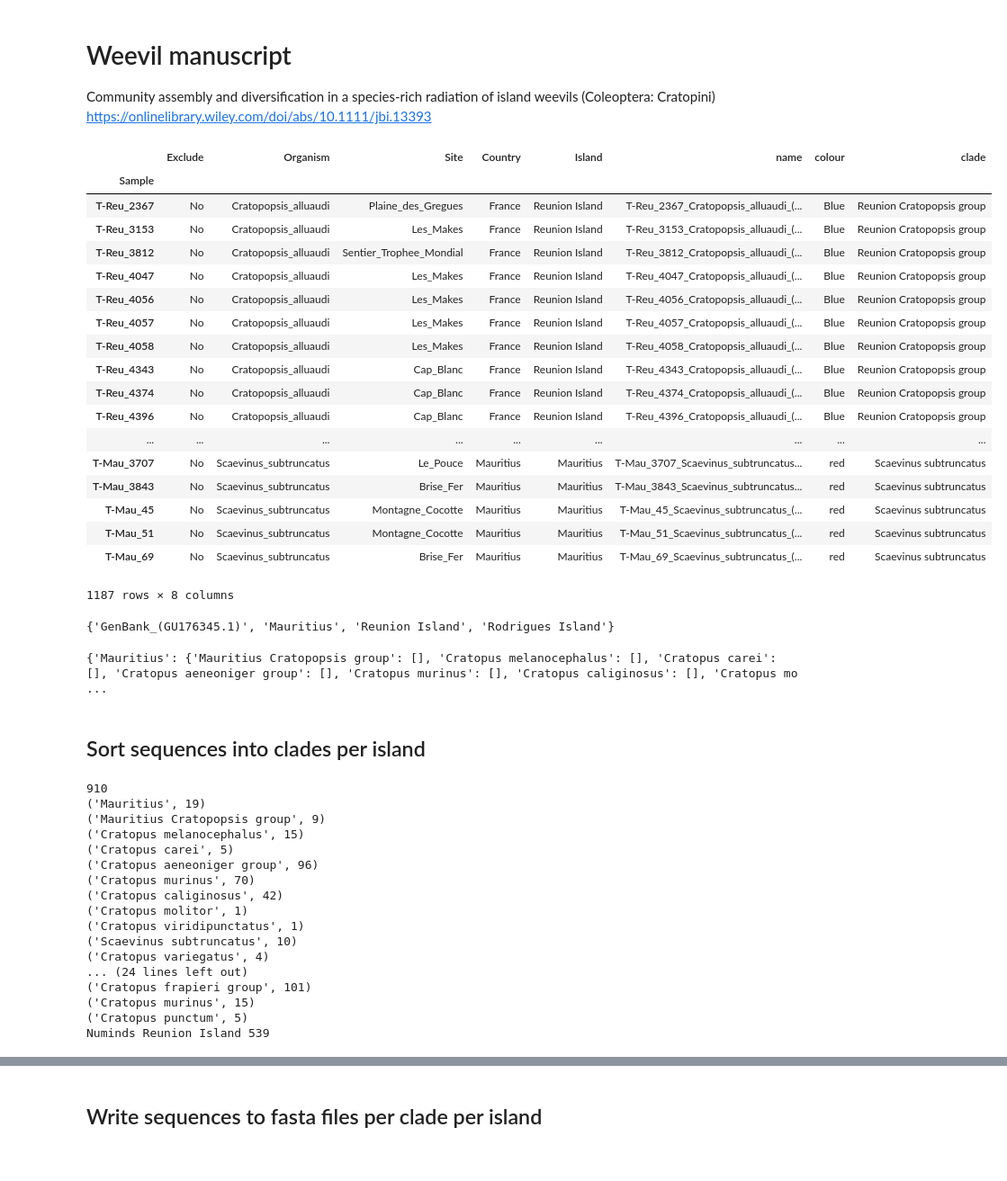
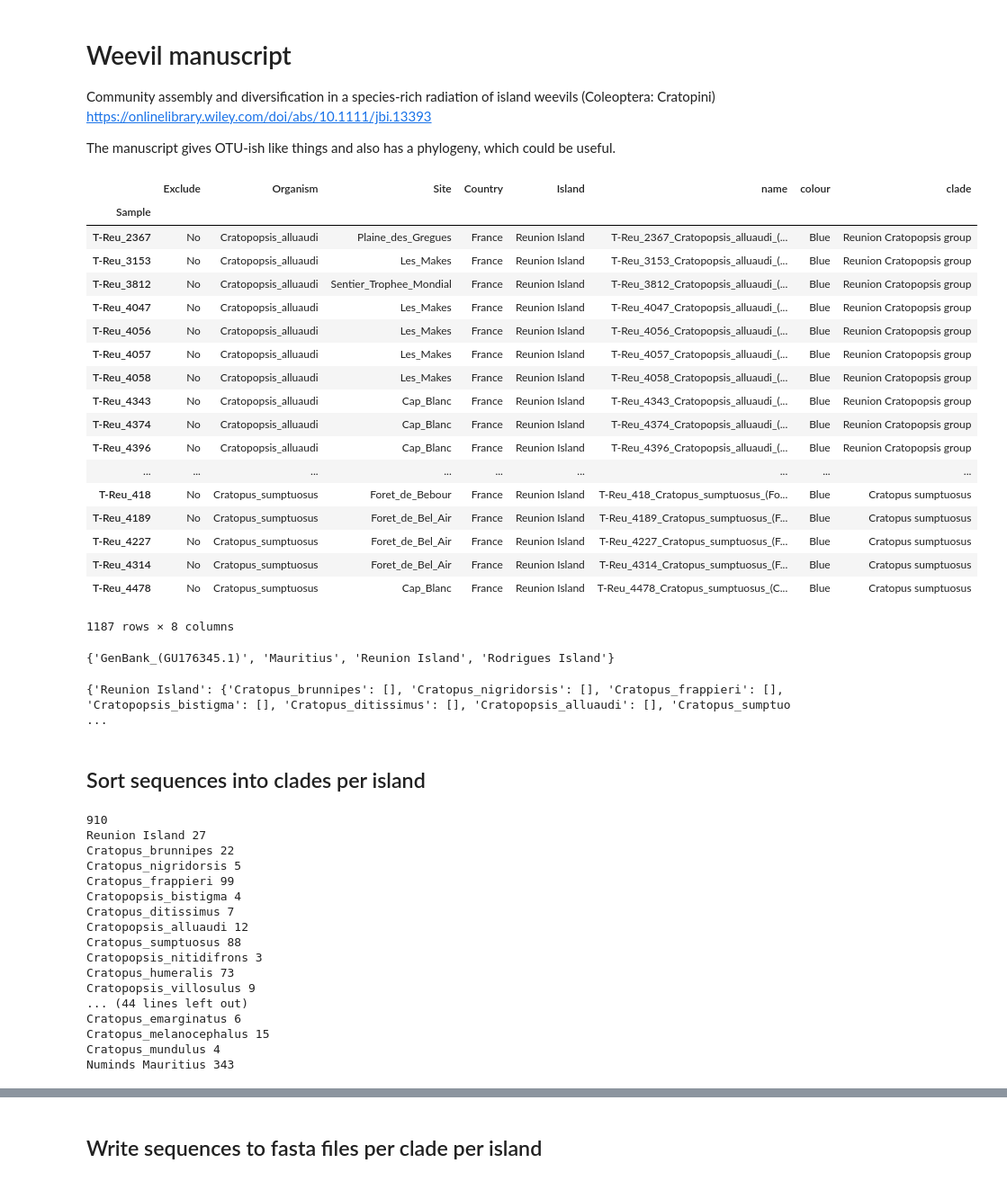
Before and after one commit to isaacovercast/SGD_empirical, a Jupyter notebook: empirical_weevils/Weevil_empirical_preprocess.ipynb, the cells around one changed output, grey strips where cells are left out. Shown at 90% size. Drawn from its saved outputs; the diff is of its cells as text; code cells hidden in the pictures.

```diff
--- a/empirical_weevils/Weevil_empirical_preprocess.ipynb
+++ b/empirical_weevils/Weevil_empirical_preprocess.ipynb
@@ -2,34 +2,38 @@
 # Weevil manuscript
 Community assembly and diversification in a species‐rich radiation of island weevils (Coleoptera: Cratopini)
 https://onlinelibrary.wiley.com/doi/abs/10.1111/jbi.13393
+
+The manuscript gives OTU-ish like things and also has a phylogeny, which could be useful.
 # %%
 import pandas as pd
 import numpy as np
 import os
 from scipy.stats import entropy
 
+pd.set_option('display.max_rows', 1100)
+
 metadata_df = pd.read_csv("Metadata/Supplementary_names.csv", index_col=0)
 metadata_df = metadata_df.fillna("Mauritius")
 metadata_df
 # %% [output]
 |  | Exclude | Organism | Site | Country | Island | name | colour | clade |
 | Sample |  |  |  |  |  |  |  |  |
 | T-Reu_2367 | No | Cratopopsis_alluaudi | Plaine_des_Gregues | France | Reunion Island | T-Reu_2367_Cratopopsis_alluaudi_(... | Blue | Reunion Cratopopsis group |
 | T-Reu_3153 | No | Cratopopsis_alluaudi | Les_Makes | France | Reunion Island | T-Reu_3153_Cratopopsis_alluaudi_(... | Blue | Reunion Cratopopsis group |
 | T-Reu_3812 | No | Cratopopsis_alluaudi | Sentier_Trophee_Mondial | France | Reunion Island | T-Reu_3812_Cratopopsis_alluaudi_(... | Blue | Reunion Cratopopsis group |
 | T-Reu_4047 | No | Cratopopsis_alluaudi | Les_Makes | France | Reunion Island | T-Reu_4047_Cratopopsis_alluaudi_(... | Blue | Reunion Cratopopsis group |
 | T-Reu_4056 | No | Cratopopsis_alluaudi | Les_Makes | France | Reunion Island | T-Reu_4056_Cratopopsis_alluaudi_(... | Blue | Reunion Cratopopsis group |
 | T-Reu_4057 | No | Cratopopsis_alluaudi | Les_Makes | France | Reunion Island | T-Reu_4057_Cratopopsis_alluaudi_(... | Blue | Reunion Cratopopsis group |
 | T-Reu_4058 | No | Cratopopsis_alluaudi | Les_Makes | France | Reunion Island | T-Reu_4058_Cratopopsis_alluaudi_(... | Blue | Reunion Cratopopsis group |
 | T-Reu_4343 | No | Cratopopsis_alluaudi | Cap_Blanc | France | Reunion Island | T-Reu_4343_Cratopopsis_alluaudi_(... | Blue | Reunion Cratopopsis group |
 | T-Reu_4374 | No | Cratopopsis_alluaudi | Cap_Blanc | France | Reunion Island | T-Reu_4374_Cratopopsis_alluaudi_(... | Blue | Reunion Cratopopsis group |
 | T-Reu_4396 | No | Cratopopsis_alluaudi | Cap_Blanc | France | Reunion Island | T-Reu_4396_Cratopopsis_alluaudi_(... | Blue | Reunion Cratopopsis group |
 | ... | ... | ... | ... | ... | ... | ... | ... | ... |
-| T-Mau_3707 | No | Scaevinus_subtruncatus | Le_Pouce | Mauritius | Mauritius | T-Mau_3707_Scaevinus_subtruncatus... | red | Scaevinus subtruncatus |
-| T-Mau_3843 | No | Scaevinus_subtruncatus | Brise_Fer | Mauritius | Mauritius | T-Mau_3843_Scaevinus_subtruncatus... | red | Scaevinus subtruncatus |
-| T-Mau_45 | No | Scaevinus_subtruncatus | Montagne_Cocotte | Mauritius | Mauritius | T-Mau_45_Scaevinus_subtruncatus_(... | red | Scaevinus subtruncatus |
-| T-Mau_51 | No | Scaevinus_subtruncatus | Montagne_Cocotte | Mauritius | Mauritius | T-Mau_51_Scaevinus_subtruncatus_(... | red | Scaevinus subtruncatus |
-| T-Mau_69 | No | Scaevinus_subtruncatus | Brise_Fer | Mauritius | Mauritius | T-Mau_69_Scaevinus_subtruncatus_(... | red | Scaevinus subtruncatus |
+| T-Reu_418 | No | Cratopus_sumptuosus | Foret_de_Bebour | France | Reunion Island | T-Reu_418_Cratopus_sumptuosus_(Fo... | Blue | Cratopus sumptuosus |
+| T-Reu_4189 | No | Cratopus_sumptuosus | Foret_de_Bel_Air | France | Reunion Island | T-Reu_4189_Cratopus_sumptuosus_(F... | Blue | Cratopus sumptuosus |
+| T-Reu_4227 | No | Cratopus_sumptuosus | Foret_de_Bel_Air | France | Reunion Island | T-Reu_4227_Cratopus_sumptuosus_(F... | Blue | Cratopus sumptuosus |
+| T-Reu_4314 | No | Cratopus_sumptuosus | Foret_de_Bel_Air | France | Reunion Island | T-Reu_4314_Cratopus_sumptuosus_(F... | Blue | Cratopus sumptuosus |
+| T-Reu_4478 | No | Cratopus_sumptuosus | Cap_Blanc | France | Reunion Island | T-Reu_4478_Cratopus_sumptuosus_(C... | Blue | Cratopus sumptuosus |
 1187 rows × 8 columns
 # %%
 set(metadata_df["Island"])
@@ -39,18 +43,18 @@ set(metadata_df["Island"])
 ## Pack everything into a dictionary
 data_dicts = {"Reunion Island":{}, "Mauritius":{}}
 for i in data_dicts:
-    data_dicts[i] = {x:[] for x in set(metadata_df[metadata_df["Island"] == i]["clade"])}
+    data_dicts[i] = {x:[] for x in set(metadata_df[metadata_df["Island"] == i]["Organism"])}
 
 ## Or do it separately. Either way works, lets see which is less annoying.
 #reunion_clades = {x:[] for x in set(metadata_df[metadata_df["Island"] == "Reunion Island"]["clade"])}
 #mauritius_clades = {x:[] for x in set(metadata_df[metadata_df["Island"] == "Mauritius"]["clade"])}
 print(data_dicts)
 # %% [output]
-{'Mauritius': {'Mauritius Cratopopsis group': [], 'Cratopus melanocephalus': [], 'Cratopus carei': [], 'Cratopus aeneoniger group': [], 'Cratopus murinus': [], 'Cratopus caliginosus': [], 'Cratopus mo ...
+{'Reunion Island': {'Cratopus_brunnipes': [], 'Cratopus_nigridorsis': [], 'Cratopus_frappieri': [], 'Cratopopsis_bistigma': [], 'Cratopus_ditissimus': [], 'Cratopopsis_alluaudi': [], 'Cratopus_sumptuo ...
 # %% [markdown]
 ## Sort sequences into clades per island
 # %%
-nexfile = "RAxML/Input/Supplementary_COII.nex"
+nexfile = "SuppData/RAxML/Input/Supplementary_COII.nex"
 
 lines = open(nexfile).readlines()
 lines = lines[921:1831]
@@ -60,7 +64,7 @@ for line in lines:
     sample, sequence = line.strip().split()
     if metadata_df.loc[sample]["Island"] in ["GenBank_(GU176345.1)", "Rodrigues Island"]:
         continue
-    data_dicts[metadata_df.loc[sample]["Island"]][metadata_df.loc[sample]["clade"]].append(line.strip())
+    data_dicts[metadata_df.loc[sample]["Island"]][metadata_df.loc[sample]["Organism"]].append(line.strip())
 
 abunds = {}
 for d in data_dicts:
@@ -73,22 +77,22 @@ for d in data_dicts:
     print("\n")
 # %% [output]
 910
-('Mauritius', 19)
-('Mauritius Cratopopsis group', 9)
-('Cratopus melanocephalus', 15)
-('Cratopus carei', 5)
-('Cratopus aeneoniger group', 96)
-('Cratopus murinus', 70)
-('Cratopus caliginosus', 42)
-('Cratopus molitor', 1)
-('Cratopus viridipunctatus', 1)
-('Scaevinus subtruncatus', 10)
-('Cratopus variegatus', 4)
-... (24 lines left out)
-('Cratopus frapieri group', 101)
-('Cratopus murinus', 15)
-('Cratopus punctum', 5)
-Numinds Reunion Island 539
+Reunion Island 27
+Cratopus_brunnipes 22
+Cratopus_nigridorsis 5
+Cratopus_frappieri 99
+Cratopopsis_bistigma 4
+Cratopus_ditissimus 7
+Cratopopsis_alluaudi 12
+Cratopus_sumptuosus 88
+Cratopopsis_nitidifrons 3
+Cratopus_humeralis 73
+Cratopopsis_villosulus 9
+... (44 lines left out)
+Cratopus_emarginatus 6
+Cratopus_melanocephalus 15
+Cratopus_mundulus 4
+Numinds Mauritius 343
 # %%
 for i in abunds:
     print(i, entropy(abunds[i]))
```
Also changed, not shown: parts of 6 cells of this notebook, 19 other files.
